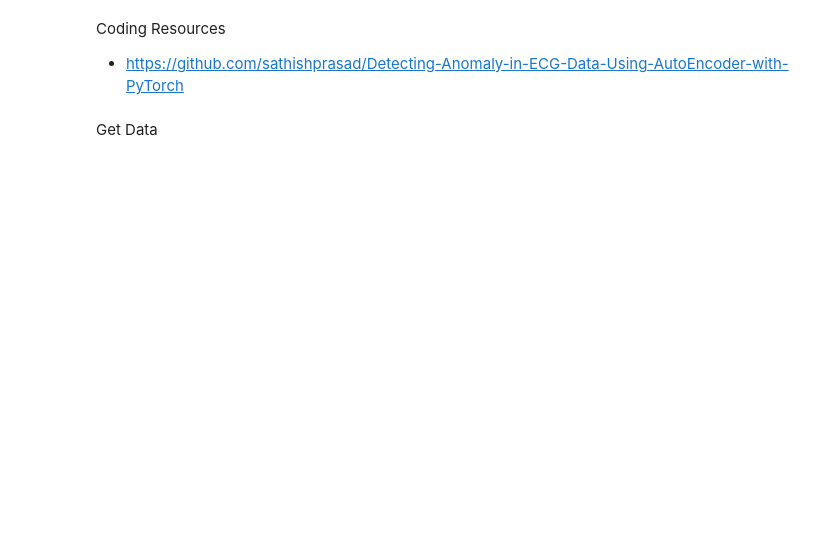
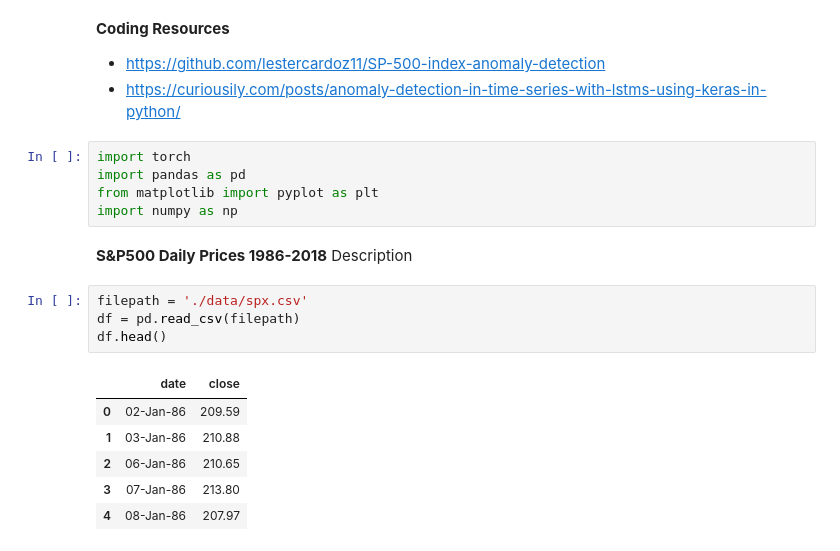
Before and after one commit to grlefl/LSTM-Autoencoder-Anomaly-Detection, a Jupyter notebook: main.ipynb, the cells around one changed output. Drawn from its saved outputs; the diff is of its cells as text; blank space fills up the shorter version.

```diff
--- a/main.ipynb
+++ b/main.ipynb
@@ -1,6 +1,24 @@
 # %% [markdown]
-Coding Resources
-- https://github.com/sathishprasad/Detecting-Anomaly-in-ECG-Data-Using-AutoEncoder-with-PyTorch
+**Coding Resources**
+- https://github.com/lestercardoz11/SP-500-index-anomaly-detection
+- https://curiousily.com/posts/anomaly-detection-in-time-series-with-lstms-using-keras-in-python/
+# %%
+import torch
+import pandas as pd
+from matplotlib import pyplot as plt
+import numpy as np
 # %% [markdown]
-Get Data
+**S&P500 Daily Prices 1986-2018**
+Description
+# %%
+filepath = './data/spx.csv'
+df = pd.read_csv(filepath)
+df.head()
+# %% [output]
+|  | date | close |
+| 0 | 02-Jan-86 | 209.59 |
+| 1 | 03-Jan-86 | 210.88 |
+| 2 | 06-Jan-86 | 210.65 |
+| 3 | 07-Jan-86 | 213.80 |
+| 4 | 08-Jan-86 | 207.97 |
 # %% [markdown]
```
Also changed, not shown: parts of 9 cells of this notebook, 5 other files.
